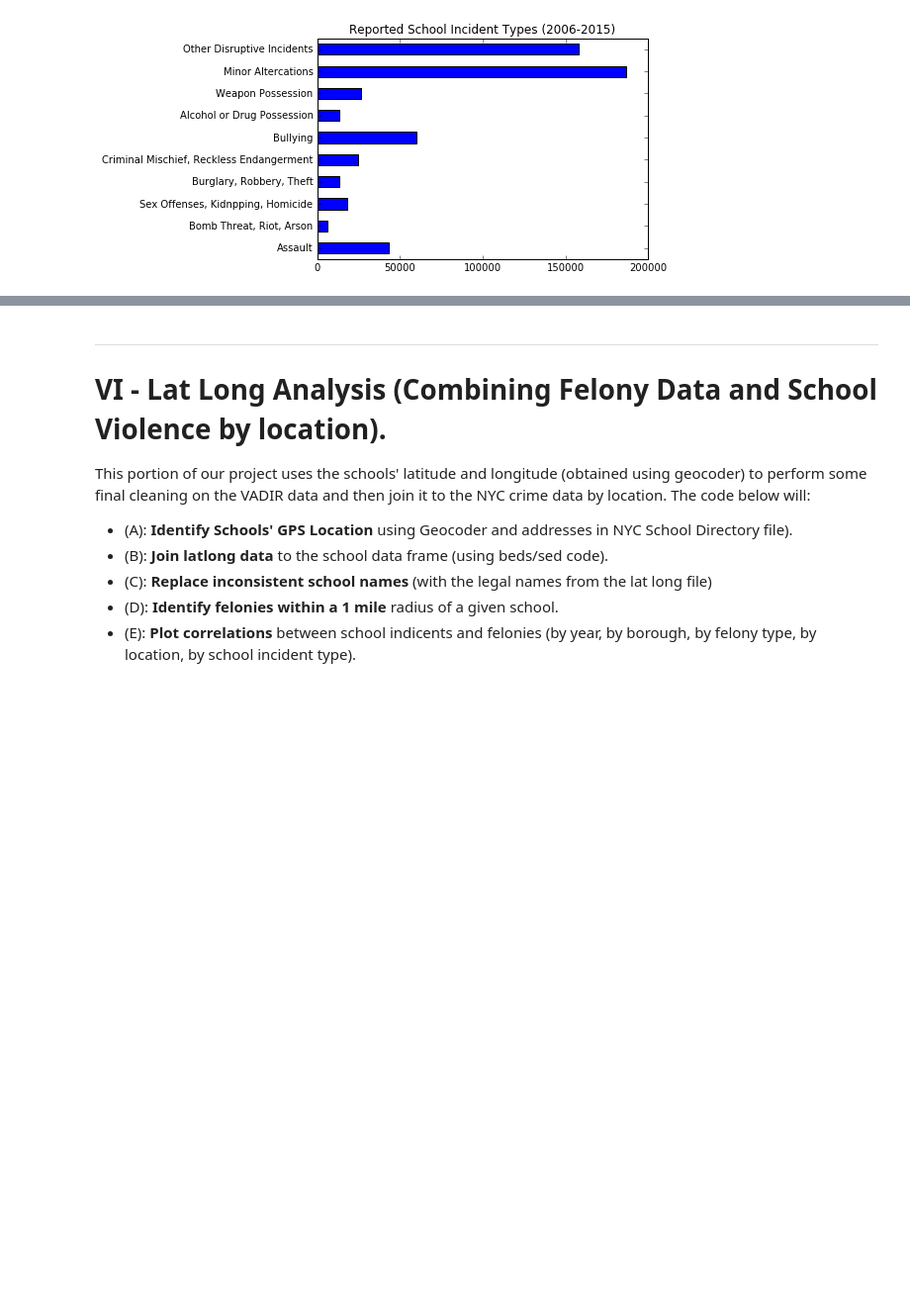
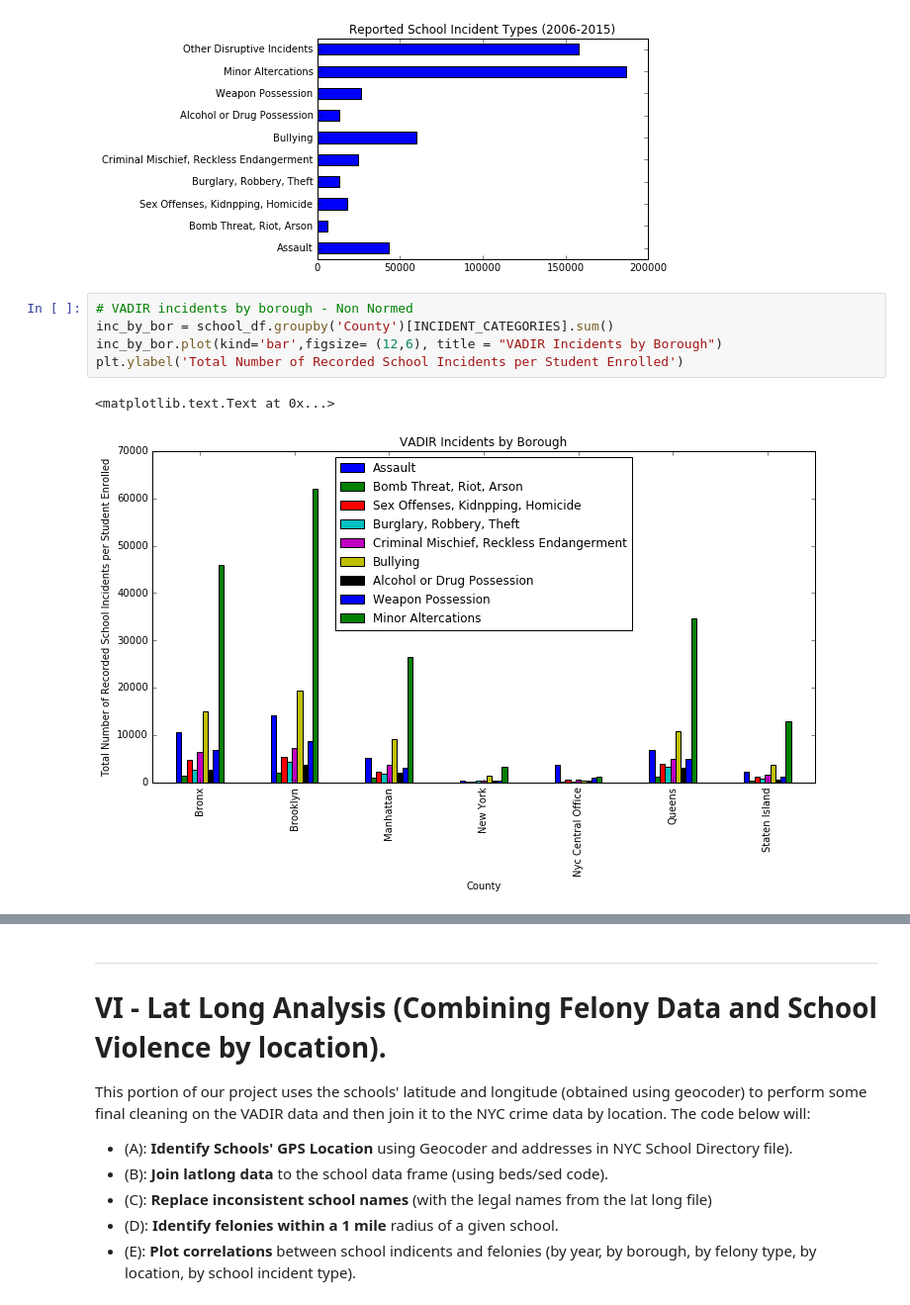
Before and after one commit to mmillervedam/INFOW18_FinalProject, a Jupyter notebook: Final Project Notebook.ipynb, the cells around one changed output, grey strips where cells are left out. Shown: that part at 99% size. Drawn from its saved outputs; the diff is of its cells as text; blank space fills up the shorter version.

Commit message:
adding plots for VADIR by borough and school type

```diff
--- a/Final Project Notebook.ipynb
+++ b/Final Project Notebook.ipynb
@@ -544,3 +544,11 @@ school_df[cols_to_plot].sum().plot(kind='barh', title="Reported School Incident
 # %% [output]
 <matplotlib.axes._subplots.AxesSubplot at 0x...>
 [figure]
+# %%
+# VADIR incidents by borough - Non Normed
+inc_by_bor = school_df.groupby('County')[INCIDENT_CATEGORIES].sum()
+inc_by_bor.plot(kind='bar',figsize= (12,6), title = "VADIR Incidents by Borough")
+plt.ylabel('Total Number of Recorded School Incidents per Student Enrolled')
+# %% [output]
+<matplotlib.text.Text at 0x...>
+[figure, added]
```
Also changed, not shown: parts of 6 cells of this notebook.
